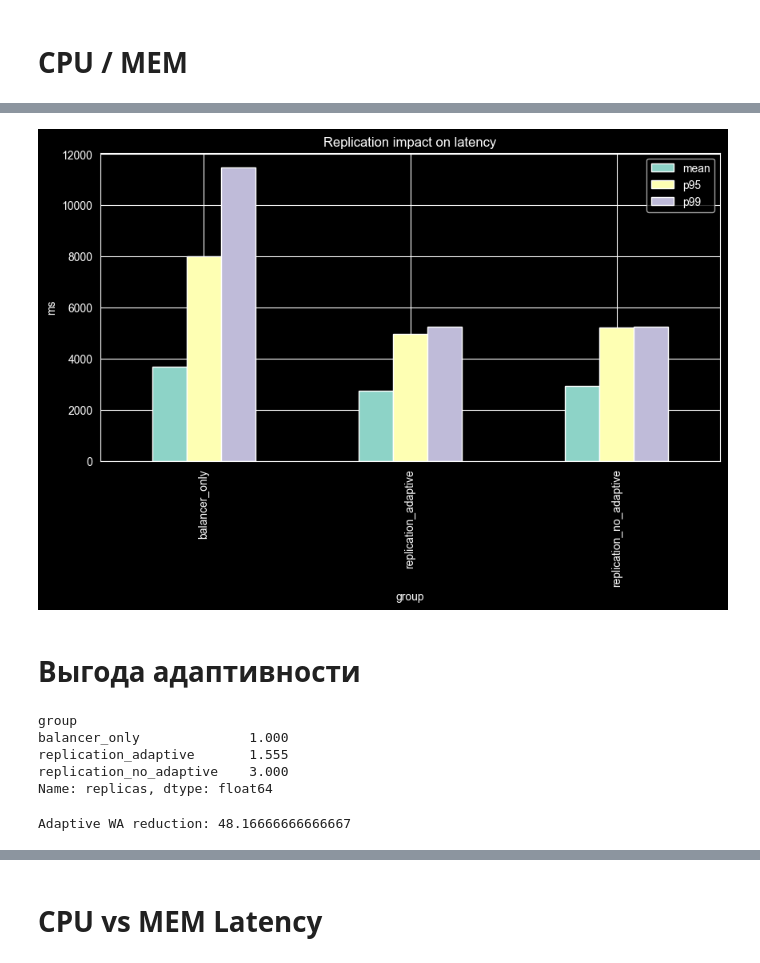
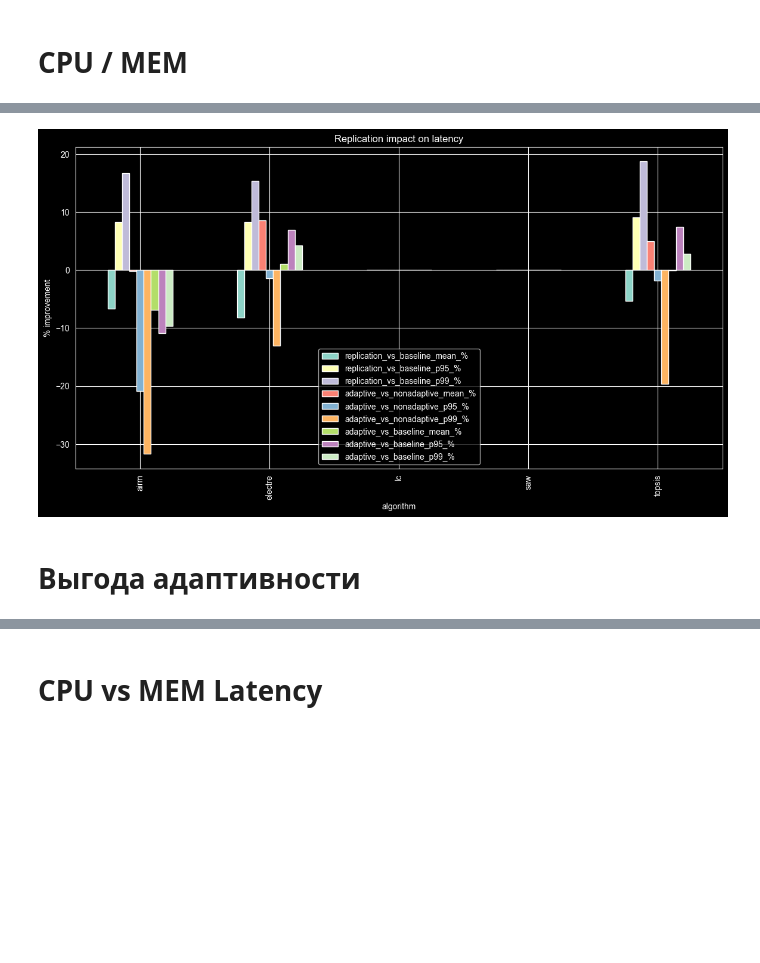
Before and after one commit to FluxBalancer/fluxbalancer-evaluation, a Jupyter notebook: src/analyze/eval_v3.ipynb, the cells around one changed output, grey strips where cells are left out. Drawn from its saved outputs; the diff is of its cells as text; code cells hidden in the pictures; blank space fills up the shorter version.

Commit message:
add adaptive_gain and improvement

```diff
--- a/src/analyze/eval_v3.ipynb
+++ b/src/analyze/eval_v3.ipynb
@@ -10,7 +10,7 @@ import pandas as pd
 # plt.rcParams["figure.figsize"] = (10, 5)
 pd.set_option("display.max_columns", 200)
 # %%
-BASE_DIR = Path("../assets/experiments/2026-03-10_21-07-34__1-4_secs")
+BASE_DIR = Path("../assets/experiments/2026-03-11_20-04-09__1-4_secs")
 # BASE_DIR = Path("../assets/experiments/2026-03-11_15-09-57")
 # BASE_DIR = Path("../assets/experiments/2026-03-11_10-48-53__5-15_secs")
 
@@ -65,6 +65,9 @@ def flatten_requests(data, method, group):
             "status": req["status"],
             "ok": req["ok"],
 
+            "error_kind": req.get("error_kind"),
+            "error": req.get("error"),
+
             "winner_socket": winner,
             "backend_port": signals.get("port"),
 
@@ -302,13 +310,15 @@ plt.show()
 # %%
-lat_by_group = (
-    df
-    .groupby("group")["latency_ms"]
+df["algorithm"] = df["method"].str.split(" | ").str[0]
+
+compare = (
+    df.groupby(["algorithm", "group"])["latency_ms"]
     .agg(
         mean="mean",
         p95=p95,
         p99=p99
     )
+    .unstack("group")
 )
 
-lat_by_group
+compare
 # %% [output]
@@ -335,13 +419,14 @@ dtype: float64
 # %%
-lat_by_group.plot(kind="bar")
+fig, ax = plt.subplots(figsize=(14,7))
 
-plt.title("Replication impact on latency")
+adaptive_gain.plot(kind="bar", ax=ax)
 
-plt.ylabel("ms")
+ax.set_title("Replication impact on latency")
+ax.set_ylabel("% improvement")
 
 plt.show()
 # %% [output]
-[figure, old version]
+[figure, new version]
 # %% [markdown]
 # Выгода адаптивности
 # %%
@@ -352,12 +437,6 @@ wa_group = (
 )
 
 wa_group
-# %% [output]
-group
-balancer_only              1.000
-replication_adaptive       1.555
-replication_no_adaptive    3.000
-Name: replicas, dtype: float64
 # %%
 adaptive_gain = (
                         (wa_group["replication_no_adaptive"]
@@ -368,8 +447,6 @@ adaptive_gain = (
                 ) * 100
 
 print("Adaptive WA reduction:", adaptive_gain)
-# %% [output]
-Adaptive WA reduction: 48.16666666666667
 # %%
 wa_group.plot(kind="bar")
 
```
Also changed, not shown: parts of 44 cells of this notebook, 42 other files.
